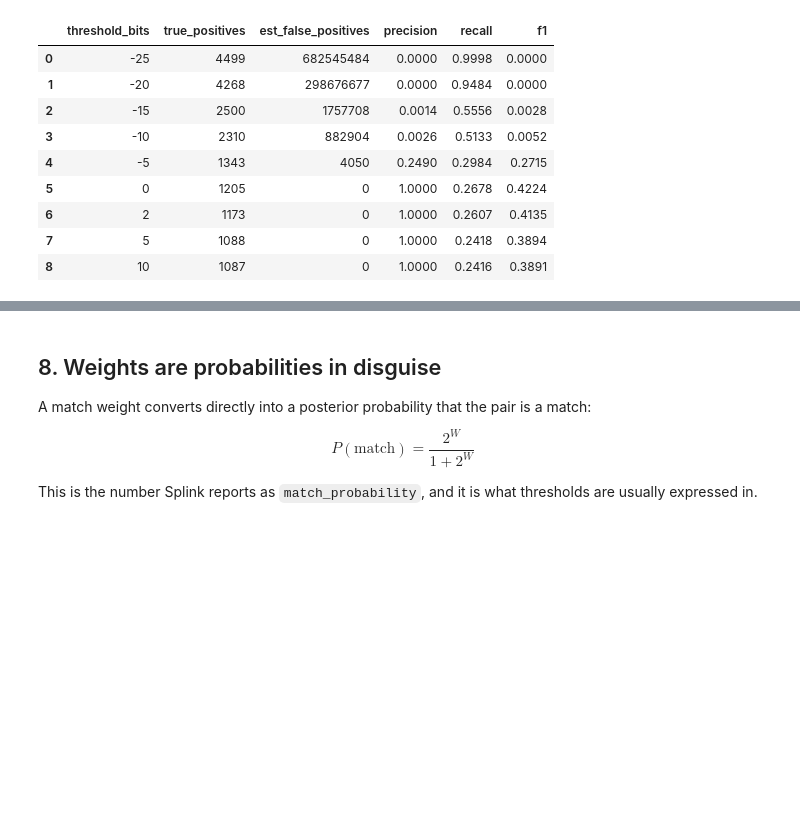
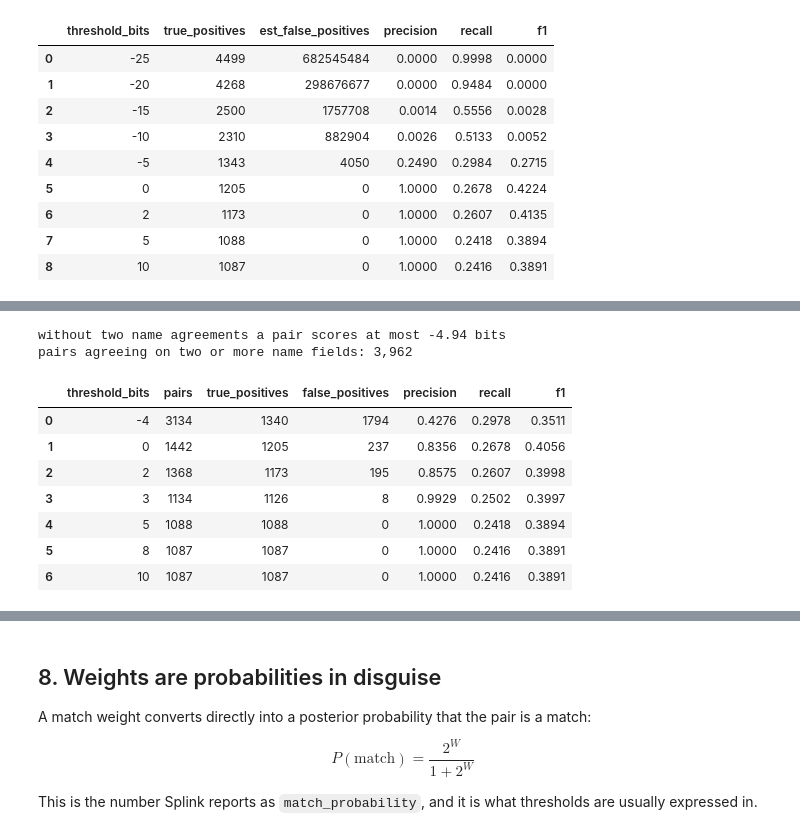
Before and after one commit to NicolasLibuy/record-linkage-toolkit, a Jupyter notebook: content/02_producing/nb04-fellegi-sunter-by-hand.ipynb, the cells around one changed output, grey strips where cells are left out. Cells and saved outputs as stored; diff of their text form; code cells hidden in the pictures; blank space fills up the shorter version.

```diff
--- a/content/02_producing/nb04-fellegi-sunter-by-hand.ipynb
+++ b/content/02_producing/nb04-fellegi-sunter-by-hand.ipynb
@@ -432,0 +424,51 @@ data finally moves.
+# %%
+name_fields = ["nombre_clean", "ap1_clean", "ap2_clean"]
+w_agree = dict(zip(mu["field"], mu["agree_weight"]))
+
+# Highest score a pair can reach while agreeing on at most ONE name field
+bound = (prior_weight + max(w_agree[f] for f in name_fields)
+         + w_agree["sexo_clean"] + w_agree["nac_clean"])
+print(f"without two name agreements a pair scores at most {bound:.2f} bits")
+
+# Every pair agreeing on at least two name fields, from the full cross product
+cols = ["unique_id", "true_person_id"] + CLEAN
+parts = []
+for a, b in [(0, 1), (0, 2), (1, 2)]:
+    keys = [name_fields[a], name_fields[b]]
+    joined = fonasa[cols].dropna(subset=keys).merge(
+        suseso[cols].dropna(subset=keys), on=keys, suffixes=("_f", "_s"))
+    for k in keys:                       # join keys agree by construction
+        joined[f"{k}_f"] = joined[k]
+        joined[f"{k}_s"] = joined[k]
+    parts.append(joined)
+
+candidates = (pd.concat(parts)
+              .drop_duplicates(["unique_id_f", "unique_id_s"])
+              .reset_index(drop=True))
+candidates["weight"] = match_weight(candidates)
+candidates["is_match"] = candidates["true_person_id_f"] == candidates["true_person_id_s"]
+print(f"pairs agreeing on two or more name fields: {len(candidates):,}")
+
+exact_rows = []
+for t in [-4, 0, 2, 3, 5, 8, 10]:
+    sel = candidates[candidates["weight"] >= t]
+    tp = int(sel["is_match"].sum())
+    precision = tp / len(sel)
+    recall = tp / TRUE_MATCHES
+    exact_rows.append({"threshold_bits": t, "pairs": len(sel),
+                       "true_positives": tp, "false_positives": len(sel) - tp,
+                       "precision": round(precision, 4), "recall": round(recall, 4),
+                       "f1": round(2 * precision * recall / (precision + recall), 4)})
+
+pd.DataFrame(exact_rows)
+# %% [output]
+without two name agreements a pair scores at most -4.94 bits
+pairs agreeing on two or more name fields: 3,962
+|  | threshold_bits | pairs | true_positives | false_positives | precision | recall | f1 |
+| 0 | -4 | 3134 | 1340 | 1794 | 0.4276 | 0.2978 | 0.3511 |
+| 1 | 0 | 1442 | 1205 | 237 | 0.8356 | 0.2678 | 0.4056 |
+| 2 | 2 | 1368 | 1173 | 195 | 0.8575 | 0.2607 | 0.3998 |
+| 3 | 3 | 1134 | 1126 | 8 | 0.9929 | 0.2502 | 0.3997 |
+| 4 | 5 | 1088 | 1088 | 0 | 1.0000 | 0.2418 | 0.3894 |
+| 5 | 8 | 1087 | 1087 | 0 | 1.0000 | 0.2416 | 0.3891 |
+| 6 | 10 | 1087 | 1087 | 0 | 1.0000 | 0.2416 | 0.3891 |
```
Also changed, not shown: parts of 3 cells of this notebook, 5 other files.
